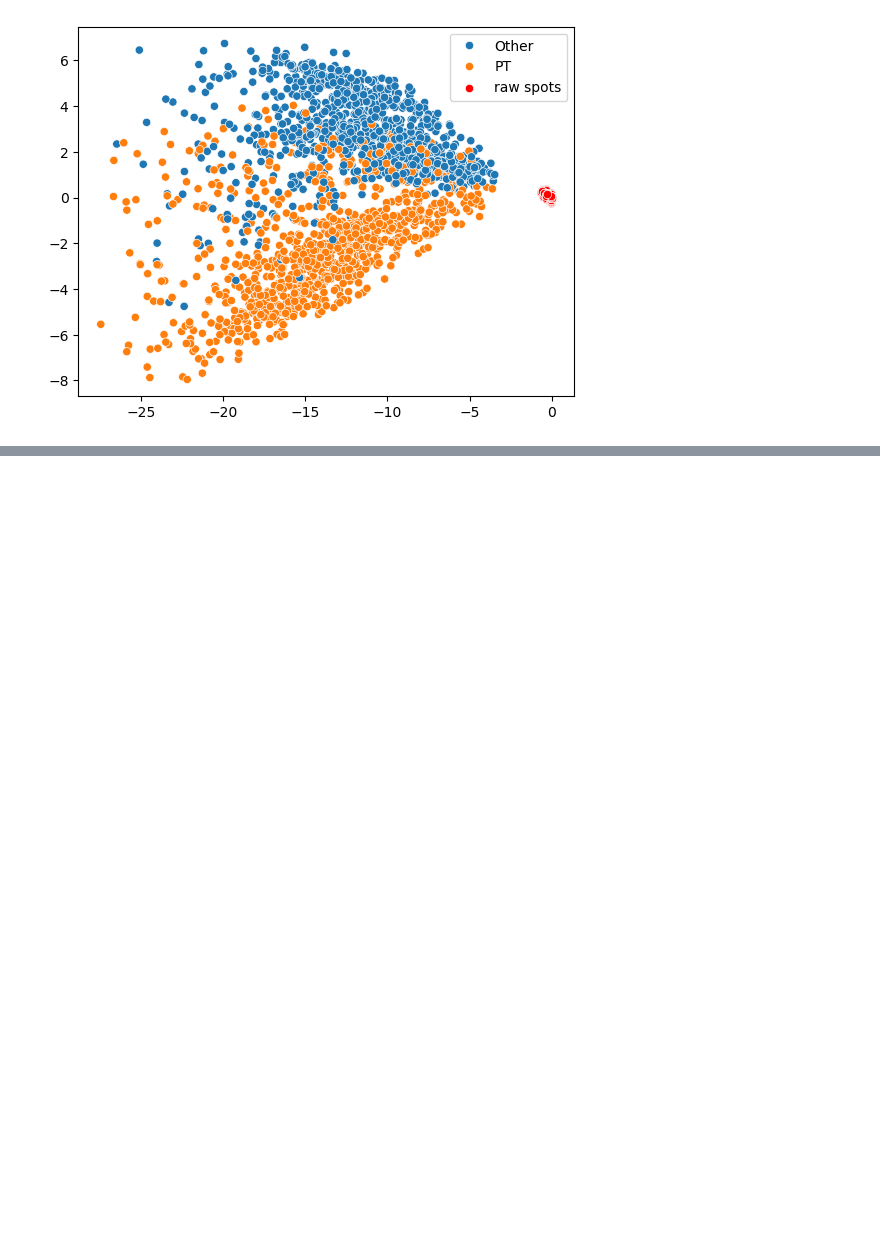
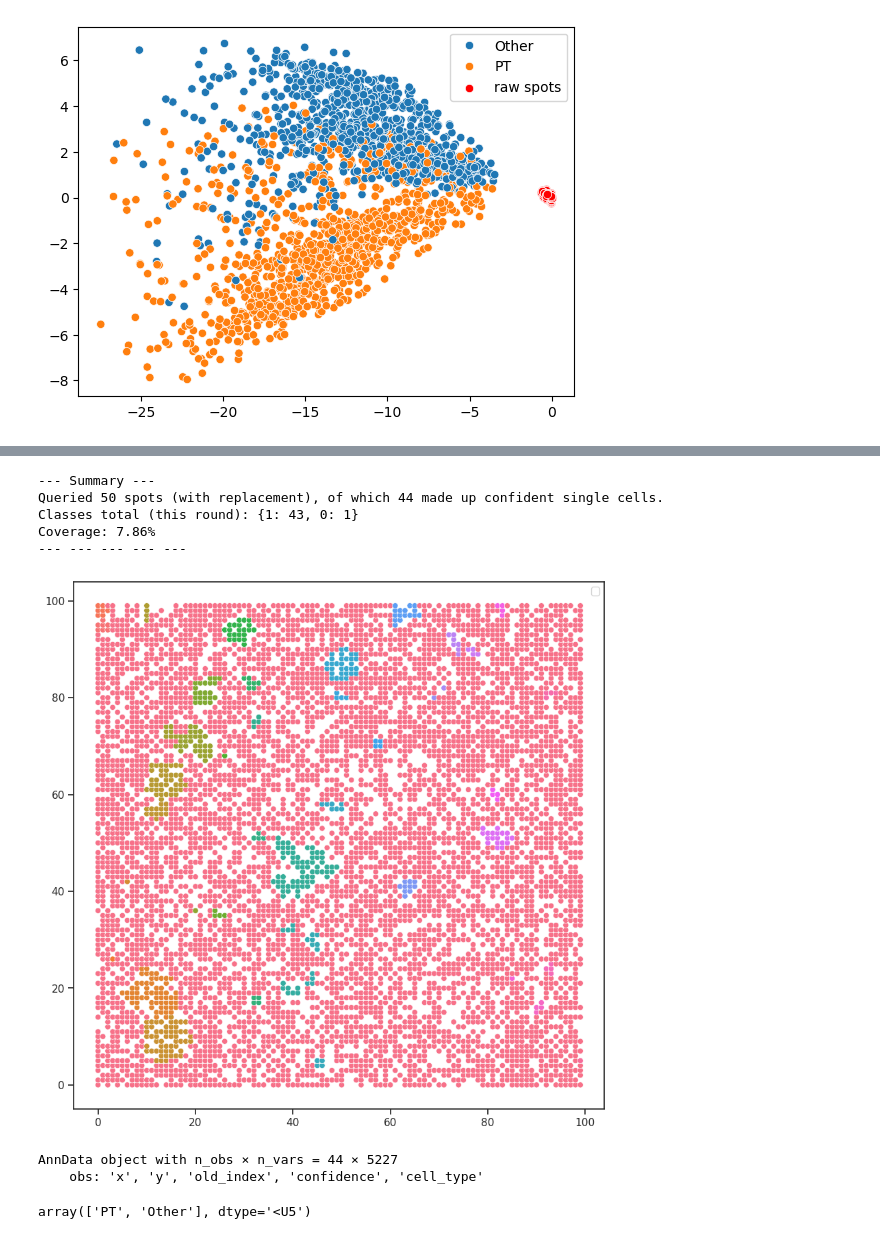
Before and after one commit to LIU-Xnd/pytacs, a Jupyter notebook: demo.ipynb, the cells around one changed output, grey strips where cells are left out. Cells and saved outputs as stored; diff of their text form; code cells hidden in the pictures; blank space fills up the shorter version.

```diff
--- a/demo.ipynb
+++ b/demo.ipynb
@@ -131,0 +175,7 @@ plt.show()
+# %%
+# Step 1. Prepare the snRNA-seq and spRNA-seq data
+data_preper = pytacs.AnnDataPreparer(
+    sn_adata=sc.read_h5ad('snRNA_mouse_demo.h5ad'),
+    sp_adata=sc.read_h5ad('spRNA_mouse_demo.h5ad'),
+)
+print(data_preper)
@@ -131,0 +191,6 @@ plt.show()
+# %%
+# Step 2. Train a local classifer
+clf = pytacs.SVM(threshold_confidence=0.75, log1p=True, normalize=True)
+clf.fit(
+    sn_adata=data_preper.sn_adata
+)
@@ -131,0 +199,8 @@ plt.show()
+# %%
+# Step 3. Integrate spatial spots into single-cell spots
+sph = pytacs.SpatialHandler(adata_spatial=data_preper.sp_adata,
+                            local_classifier=clf,
+                            max_spots_per_cell=81,
+                            threshold_adjacent=1.2,
+                            )
+print(sph)
@@ -131,0 +222,37 @@ plt.show()
+# %%
+sph.run_segmentation(
+    n_spots_add_per_step=3,
+    coverage_to_stop=0.8,
+    max_iter=50,
+    verbose=False,
+    warnings=False,
+    print_summary=True,
+)
+# %% [output]
+--- Summary ---
+Queried 50 spots (with replacement), of which 44 made up confident single cells.
+Classes total (this round): {1: 43, 0: 1}
+Coverage: 7.86%
+--- --- --- --- ---
+# %%
+# See the integrated spots
+import matplotlib.pyplot as plt
+
+plt.figure(figsize=(10,10))
+sns.set_theme(style='ticks')
+sph.run_plotNewIds()
+plt.legend('')
+plt.show()
+# %% [output]
+[figure, added]
+# %%
+# Step 4. Get integrated single-cell level ST data
+sp_singleCell = sph.run_getSingleCellAnnData(cache=True, force=True)
+print(sp_singleCell)
+# %% [output]
+AnnData object with n_obs × n_vars = 44 × 5227
+    obs: 'x', 'y', 'old_index', 'confidence', 'cell_type'
+# %%
+clf.classes
+# %% [output]
+array(['PT', 'Other'], dtype='<U5')
```
Also changed, not shown: parts of 17 cells of this notebook, 2 other files.
